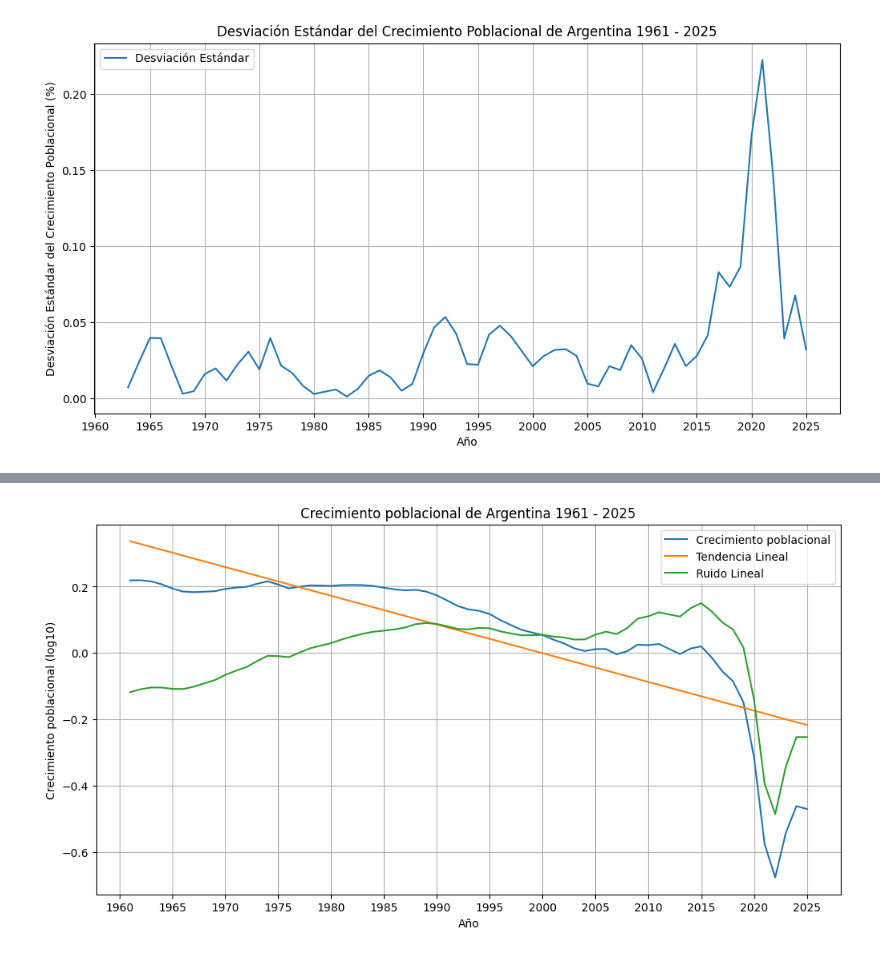
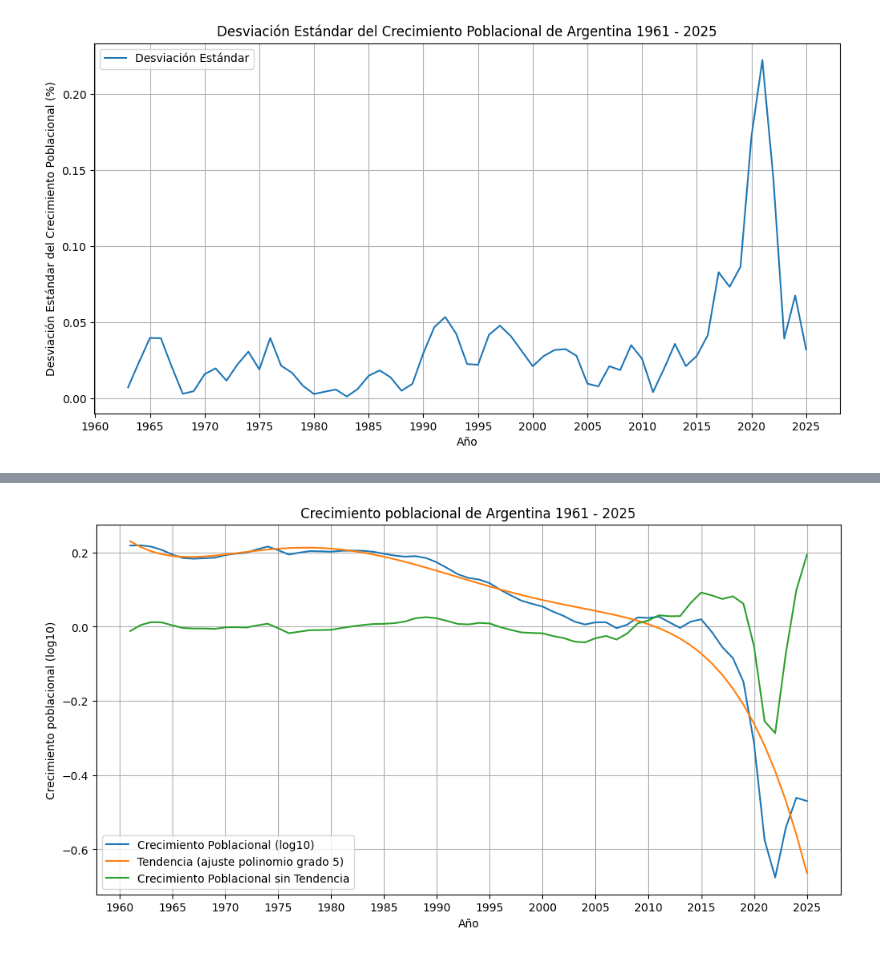
Before and after one commit to nadiasantillan/ucle-data, a Jupyter notebook: poblacion/analisis.ipynb, the cells around one changed output, grey strips where cells are left out. Saved outputs shown, nothing was run; the diff lists cells and outputs as text; code cells hidden in the pictures.

```diff
--- a/poblacion/analisis.ipynb
+++ b/poblacion/analisis.ipynb
@@ -93,17 +129,21 @@ plt.grid()
-# %%
-plt.figure(figsize=(12, 6))
-plt.plot(series["año"], series["crecimiento_anual_log"])
-plt.plot(series["año"], series["trend_linear_log"])
-plt.plot(series["año"], series["detrend_linear_log"])
-plt.legend(["Crecimiento poblacional", "Tendencia Lineal", "Ruido Lineal"])
-plt.title(f"Crecimiento poblacional de Argentina {min(series['año'])} - {max(series['año'])}")
-plt.xlabel("Año")
-plt.ylabel("Crecimiento poblacional (log10)")
-
-plt.xticks([i for i in range(min(series["año"])-1, max(series["año"]) + 1, 5)])
-plt.grid()
-# %% [output]
-[figure, removed]
+# %%
+
+plt.figure(figsize=(12, 6))
+
+
+plt.plot(series["año"], series["crecimiento_anual_log"], label="Crecimiento Poblacional (log10)")
+plt.plot(series["año"], series["trend_poly_5_log"], label="Tendencia (ajuste polinomio grado 5)")
+
+plt.plot(series["año"], series["detrend_poly_5_log"], label="Crecimiento Poblacional sin Tendencia")
+plt.legend()
+plt.title(f"Crecimiento poblacional de Argentina {min(series['año'])} - {max(series['año'])}")
+plt.xlabel("Año")
+plt.ylabel("Crecimiento poblacional (log10)")
+plt.xticks([i for i in range(min(series["año"])-1, max(series["año"]) + 1, 5)])
+plt.grid()
+plt.show()
+# %% [output]
+[figure, added]
 # %%
 fig, axes = plt.subplots(1, 2, figsize=(12, 6))
 
```
Also changed, not shown: parts of 7 cells of this notebook.
